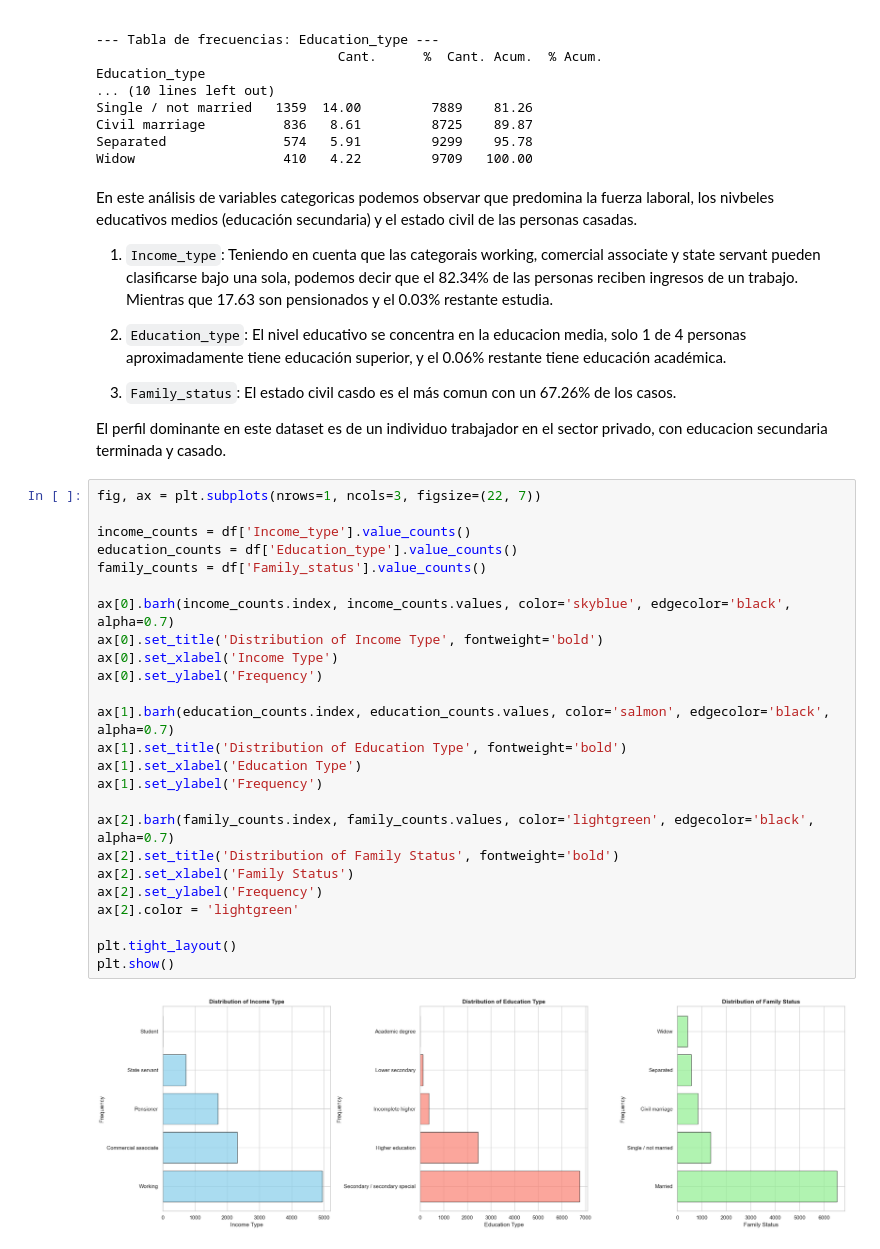
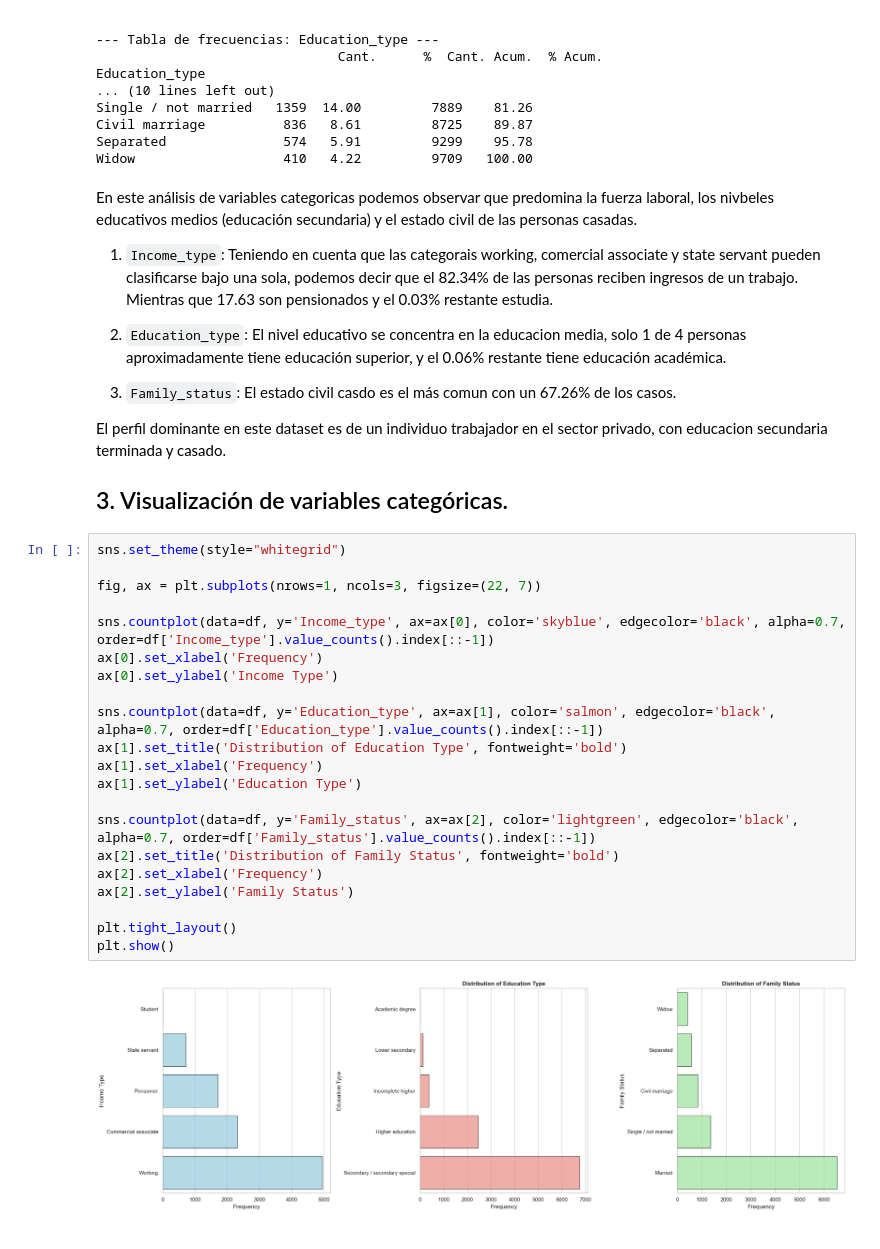
Before and after one commit to dnareyes/Especializacion_analitica_datos, a Jupyter notebook: Estadística para analitica de datos/notebooks/Entregable_1.ipynb, the cells around one changed output. Saved outputs shown, nothing was run; the diff lists cells and outputs as text.

```diff
--- a/Estadística para analitica de datos/notebooks/Entregable_1.ipynb
+++ b/Estadística para analitica de datos/notebooks/Entregable_1.ipynb
@@ -212,32 +213,30 @@ En este análisis de variables categoricas podemos observar que predomina la fue
 3. `Family_status`: El estado civil casdo es el más comun con un 67.26% de los casos.
 
 El perfil dominante en este dataset es de un individuo trabajador en el sector privado, con educacion secundaria terminada y casado.
+
+## 3. Visualización de variables categóricas.
 # %%
+sns.set_theme(style="whitegrid")
+
 fig, ax = plt.subplots(nrows=1, ncols=3, figsize=(22, 7))
 
-income_counts = df['Income_type'].value_counts()
-education_counts = df['Education_type'].value_counts()
-family_counts = df['Family_status'].value_counts()
+sns.countplot(data=df, y='Income_type', ax=ax[0], color='skyblue', edgecolor='black', alpha=0.7, order=df['Income_type'].value_counts().index[::-1])
+ax[0].set_xlabel('Frequency')
+ax[0].set_ylabel('Income Type')
 
-ax[0].barh(income_counts.index, income_counts.values, color='skyblue', edgecolor='black', alpha=0.7)
-ax[0].set_title('Distribution of Income Type', fontweight='bold')
-ax[0].set_xlabel('Income Type')
-ax[0].set_ylabel('Frequency')
+sns.countplot(data=df, y='Education_type', ax=ax[1], color='salmon', edgecolor='black', alpha=0.7, order=df['Education_type'].value_counts().index[::-1])
+ax[1].set_title('Distribution of Education Type', fontweight='bold')
+ax[1].set_xlabel('Frequency')
+ax[1].set_ylabel('Education Type')
 
-ax[1].barh(education_counts.index, education_counts.values, color='salmon', edgecolor='black', alpha=0.7)
-ax[1].set_title('Distribution of Education Type', fontweight='bold')
-ax[1].set_xlabel('Education Type')
-ax[1].set_ylabel('Frequency')
-
-ax[2].barh(family_counts.index, family_counts.values, color='lightgreen', edgecolor='black', alpha=0.7)
+sns.countplot(data=df, y='Family_status', ax=ax[2], color='lightgreen', edgecolor='black', alpha=0.7, order=df['Family_status'].value_counts().index[::-1])
 ax[2].set_title('Distribution of Family Status', fontweight='bold')
-ax[2].set_xlabel('Family Status')
-ax[2].set_ylabel('Frequency')
-ax[2].color = 'lightgreen'
+ax[2].set_xlabel('Frequency')
+ax[2].set_ylabel('Family Status')
 
 plt.tight_layout()
 plt.show()
 # %% [output]
-[figure, old version]
+[figure, new version]
 # %%
 fig, ax = plt.subplots(nrows=1, ncols=3, figsize=(22, 7))
```
Also changed, not shown: parts of 19 cells of this notebook.
